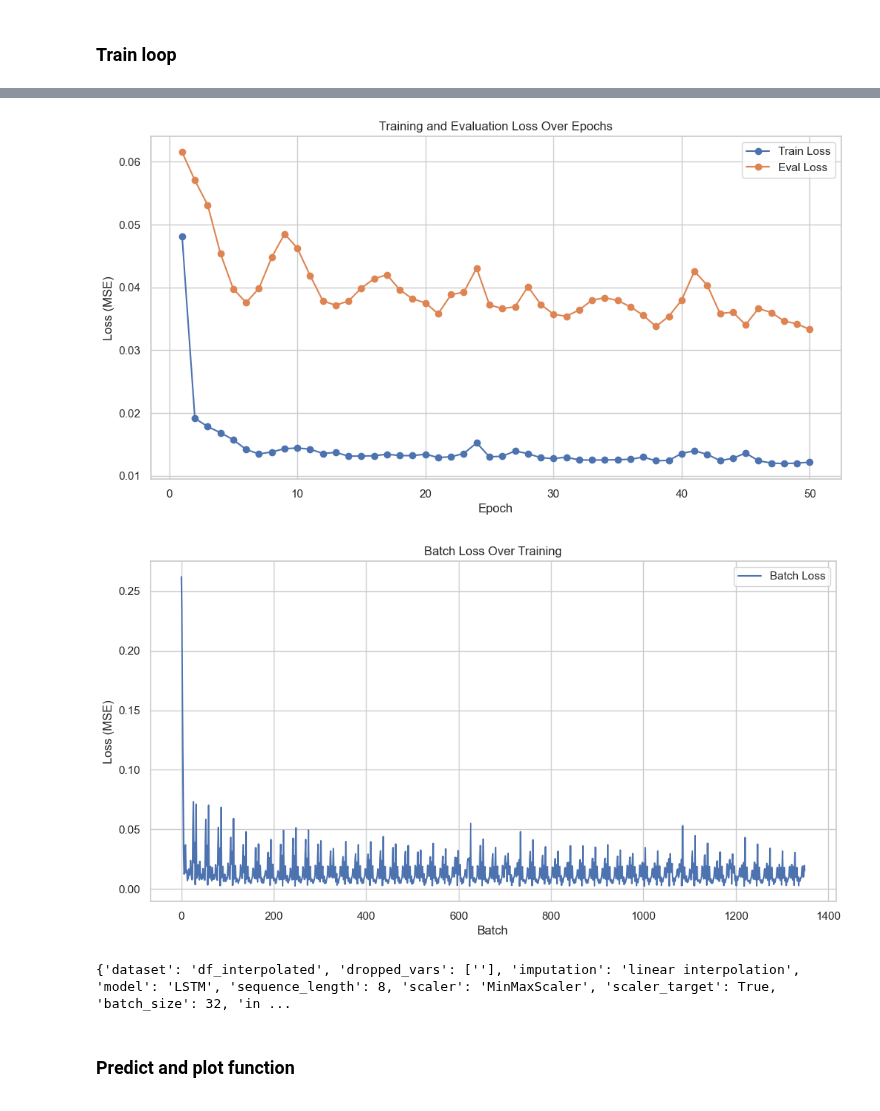
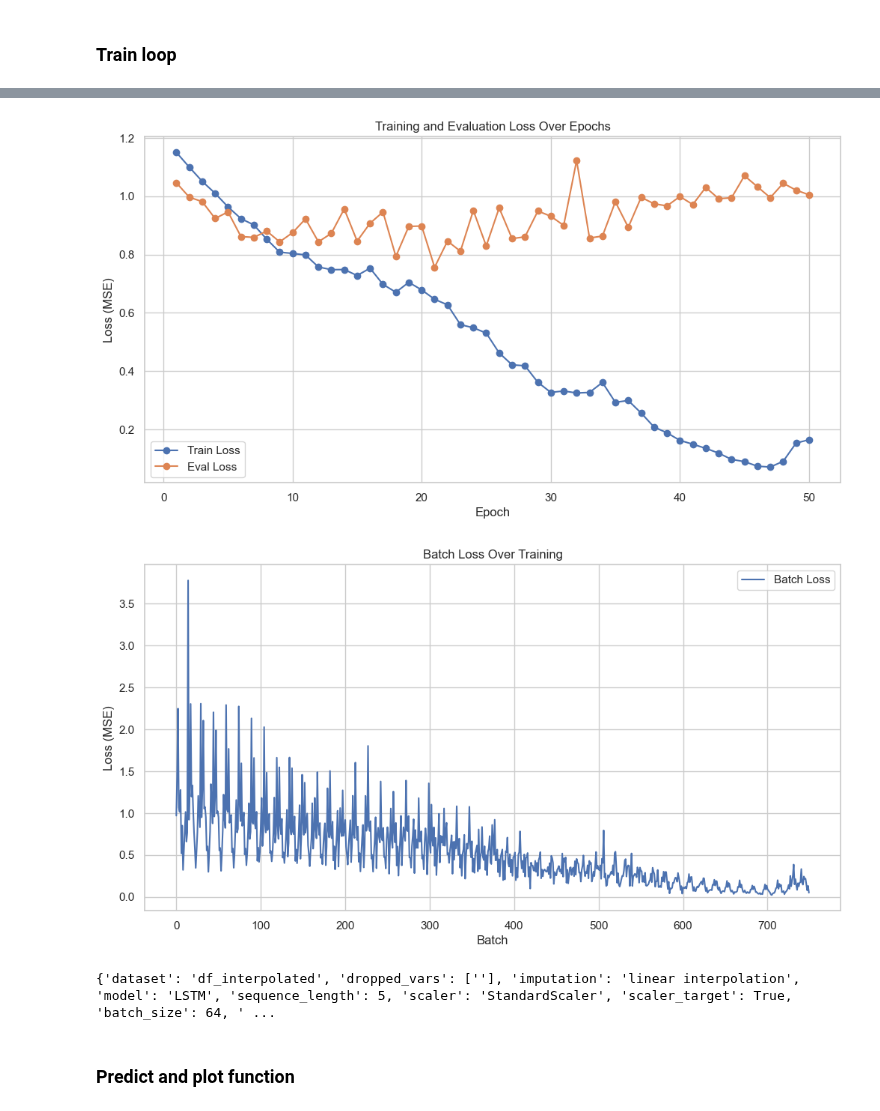
Before and after one commit to matushalak/DMT, a Jupyter notebook: lstm.ipynb, the cells around one changed output, grey strips where cells are left out. Drawn from its saved outputs; the diff is of its cells as text; code cells hidden in the pictures.

```diff
--- a/lstm.ipynb
+++ b/lstm.ipynb
@@ -196,7 +203,7 @@ def normalize(df, scaler=None, scaler_target=None, transform_target=False, scale
     # return df
 
 TRANSFORM_TARGET = True
-SCALER_TYPE = "MinMaxScaler"
+SCALER_TYPE = "StandardScaler"
 # Normalize the training and test data
 train_df_normalized, scaler, scaler_target = normalize(train_df, scaler=None, scaler_target=None, transform_target=TRANSFORM_TARGET, scaler_type=SCALER_TYPE)
 test_df_normalized, _, _ = normalize(test_df, scaler=scaler, scaler_target=scaler_target, transform_target=TRANSFORM_TARGET, scaler_type=SCALER_TYPE)
@@ -209,8 +232,8 @@ Train shape: (1024, 29), Test shape: (272, 29)
 # %%
 
 # Create the dataset
-seq_length = 8
-batch_size = 32
+seq_length = 5
+batch_size = 64
 train_dataset = MultiParticipantDataset(train_df_normalized, seq_length=seq_length)
 test_dataset = MultiParticipantDataset(test_df_normalized, seq_length=seq_length)
 
@@ -261,7 +284,7 @@ class LSTMModel(nn.Module):
 # %%
 # Hyperparameters
 input_dim = len(train_dataset.features)  # e.g., 24
-hidden_dim = 64             # Number of LSTM units
+hidden_dim = 256             # Number of LSTM units
 num_layers = 2
 output_dim = 1                   # For regression (predicting a single value)
 num_epochs = 50
@@ -388,6 +411,6 @@ Epoch [50/50], Train Loss: 0.0122, Eval Loss: 0.0333
-[figure, old version]
+[figure, new version]
-[figure, old version]
+[figure, new version]
-{'dataset': 'df_interpolated', 'dropped_vars': [''], 'imputation': 'linear interpolation', 'model': 'LSTM', 'sequence_length': 8, 'scaler': 'MinMaxScaler', 'scaler_target': True, 'batch_size': 32, 'in ...
+{'dataset': 'df_interpolated', 'dropped_vars': [''], 'imputation': 'linear interpolation', 'model': 'LSTM', 'sequence_length': 5, 'scaler': 'StandardScaler', 'scaler_target': True, 'batch_size': 64, ' ...
 # %% [markdown]
 ### Predict and plot function
 # %%
```
Also changed, not shown: parts of 8 cells of this notebook.
